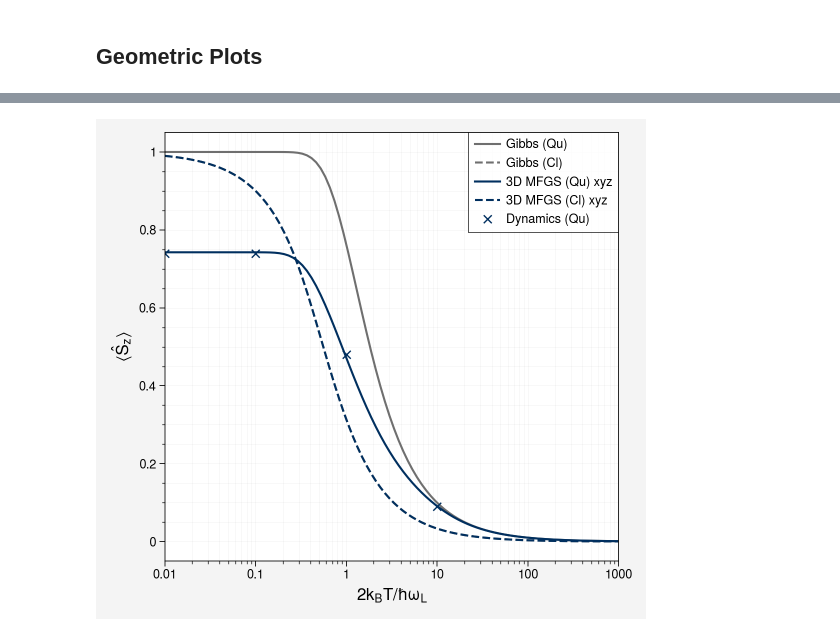
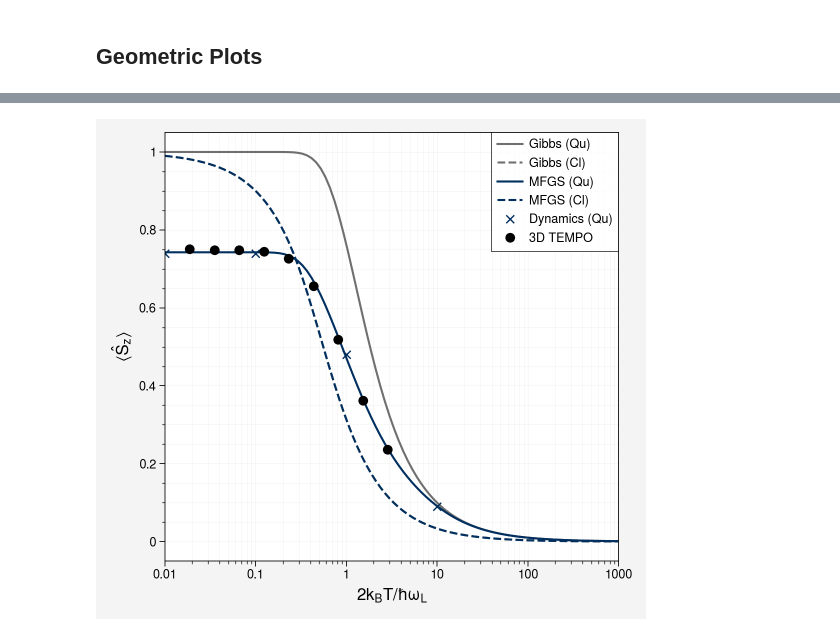
Before and after one commit to quantum-exeter/QuantumSpinDynamics, a Jupyter notebook: plot/plotStatics.ipynb, the cells around one changed output, grey strips where cells are left out. Saved outputs shown, nothing was run; the diff lists cells and outputs as text; code cells hidden in the pictures.

Commit message:
Old plotters removed and plots for poster added.

```diff
--- a/plot/plotStatics.ipynb
+++ b/plot/plotStatics.ipynb
@@ -58,17 +10,19 @@ plt.savefig("C://Users//crh222//Dropbox//PhD//1. RC Mapping//Graphs//MFGS1D_thet
 # %% [markdown]
 ## Geometric Plots ##
 # %%
-dataG = np.array(pd.read_csv(r'C://Users//crh222//Data//Quantum//Statics//Gibbs.csv'))
+dataG = np.array(pd.read_csv(r'C://Users//crh222//Data//RC//Quantum//Statics//Gibbs.csv'))
 # %%
-data1D_x = np.array(pd.read_csv(r'C://Users//crh222//Data//Quantum//Statics//MFGS_1D_x_prma_100.csv'))
-data1D_z = np.array(pd.read_csv(r'C://Users//crh222//Data//Quantum//Statics//MFGS_1D_z_prma_100.csv'))
-data2D_xy = np.array(pd.read_csv(r'C://Users//crh222//Data//Quantum//Statics//MFGS_2D_xy_prma_10.csv'))
-data2D_xz = np.array(pd.read_csv(r'C://Users//crh222//Data//Quantum//Statics//MFGS_2D_xz_prma_10.csv'))
-data3D_xyz = np.array(pd.read_csv(r'C://Users//crh222//Data//Quantum//Statics//MFGS_3D_xyz_prma_5.csv'))
+data1D_x = np.array(pd.read_csv(r'C://Users//crh222//Data//RC//Quantum//Statics//MFGS_1D_x_prma_100.csv'))
+data1D_z = np.array(pd.read_csv(r'C://Users//crh222//Data//RC//Quantum//Statics//MFGS_1D_z_prma_100.csv'))
+data2D_xy = np.array(pd.read_csv(r'C://Users//crh222//Data//RC//Quantum//Statics//MFGS_2D_xy_prma_10.csv'))
+data2D_xz = np.array(pd.read_csv(r'C://Users//crh222//Data//RC//Quantum//Statics//MFGS_2D_xz_prma_10.csv'))
+data3D_xyz = np.array(pd.read_csv(r'C://Users//crh222//Data//RC//Quantum//Statics//MFGS_3D_xyz_prma_5.csv'))
 
-data1D_x_cl = np.array(pd.read_csv(r'C://Users//crh222//Data//Classical//MFGS_1D_x_prma.csv'))
-data1D_z_cl = np.array(pd.read_csv(r'C://Users//crh222//Data//Classical//MFGS_1D_z_prma.csv'))
-data2D_xy_cl = np.array(pd.read_csv(r'C://Users//crh222//Data//Classical//MFGS_2D_xy_prma.csv'))
-data2D_xz_cl = np.array(pd.read_csv(r'C://Users//crh222//Data//Classical//MFGS_2D_xz_prma.csv'))
-data3D_xyz_cl = np.array(pd.read_csv(r'C://Users//crh222//Data//Classical//MFGS_3D_xyz_prma.csv'))
+data1D_x_cl = np.array(pd.read_csv(r'C://Users//crh222//Data//RC//Classical//MFGS_1D_x_prma.csv'))
+data1D_z_cl = np.array(pd.read_csv(r'C://Users//crh222//Data//RC//Classical//MFGS_1D_z_prma.csv'))
+data2D_xy_cl = np.array(pd.read_csv(r'C://Users//crh222//Data//RC//Classical//MFGS_2D_xy_prma.csv'))
+data2D_xz_cl = np.array(pd.read_csv(r'C://Users//crh222//Data//RC//Classical//MFGS_2D_xz_prma.csv'))
+data3D_xyz_cl = np.array(pd.read_csv(r'C://Users//crh222//Data//RC//Classical//MFGS_3D_xyz_prma.csv'))
+
+data3D_tempo = np.array(pd.read_csv(r'C://Users//crh222//Data//RC//Quantum//Statics//TEMPO.csv'))
 # %%
@@ -151,33 +184,35 @@ plt.savefig("C://Users//crh222//Dropbox//PhD//1. RC Mapping//Graphs//Statics//di
 # %%
 fig, ax = plt.subplots(figsize=(5.5, 5))  #size in inches
 
 ax.get_xaxis().tick_bottom()
 ax.get_yaxis().tick_left()
 
 ax.set_xlabel("$2k_B T/\hbar\omega_L$", fontsize=12)
 ax.set_ylabel("$\langle \\hat{S}_z\\rangle$", fontsize=12)
 
 ax.set_xlim(0.01, 1000)
 
 # pplt.rc.cycle = 'tab20b'
 # plt.rcParams['axes.prop_cycle'] = plt.cycler(color=['darkred', 'red', 'chocolate', 'goldenrod', 'olivedrab', 'darkolivegreen', 'steelblue', 'darkblue', 'indigo'])
 
 ##### Data ######
 
 ax.semilogx(dataG[:,0], -dataG[:,1], '#6f6f6f', label="Gibbs (Qu)") # Gibbs State
 ax.semilogx(dataG[:,0], ((1/np.tanh(1/dataG[:,0]) - (dataG[:,0]))), '#6f6f6f', linestyle="--", label="Gibbs (Cl)") # Gibbs State
-ax.semilogx(data3D_xyz[:,0], -data3D_xyz[:,1], '#002f5f', label="3D MFGS (Qu) xyz") # 3D MFGS XYZ
-ax.semilogx(data3D_xyz_cl[:,0], data3D_xyz_cl[:,1], '#002f5f', linestyle='--', label="3D MFGS (Cl) xyz") # 3D MFGS XYZ
+ax.semilogx(data3D_xyz[:,0], -data3D_xyz[:,1], '#002f5f', label="MFGS (Qu)") # 3D MFGS XYZ
+ax.semilogx(data3D_xyz_cl[:,0], data3D_xyz_cl[:,1], '#002f5f', linestyle='--', label="MFGS (Cl)") # 3D MFGS XYZ
 ax.plot(0.01, 0.74, '#002f5f', marker='x', linestyle='None', label="Dynamics (Qu)")
 ax.plot(0.1, 0.74, '#002f5f', marker='x')
 ax.plot(1, 0.48, '#002f5f', marker='x')
 ax.plot(10, 0.09, '#002f5f', marker='x')
 ax.grid(which='both', lw='0.2')
 
+ax.semilogx(data3D_tempo[:,0], data3D_tempo[:,1], 'ko', linestyle='', label="3D TEMPO") # 3D MFGS XYZ
+
 ax.legend(ncol=1)
 
 fig.tight_layout()
 
 plt.savefig("C://Users//crh222//Dropbox//PhD//1. RC Mapping//Graphs//Statics//poster_plot.pdf", dpi=300)
 # %% [output]
-[figure, old version]
+[figure, new version]
```
Also changed, not shown: parts of 6 cells of this notebook.
